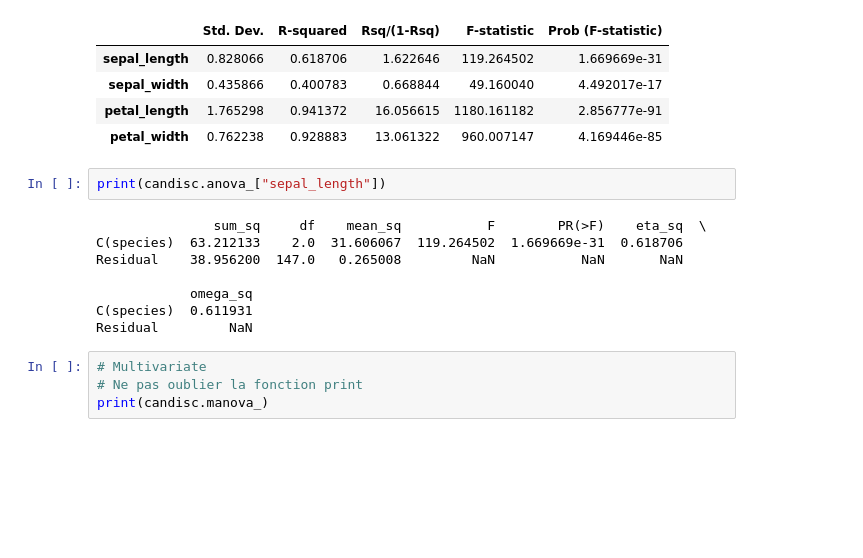
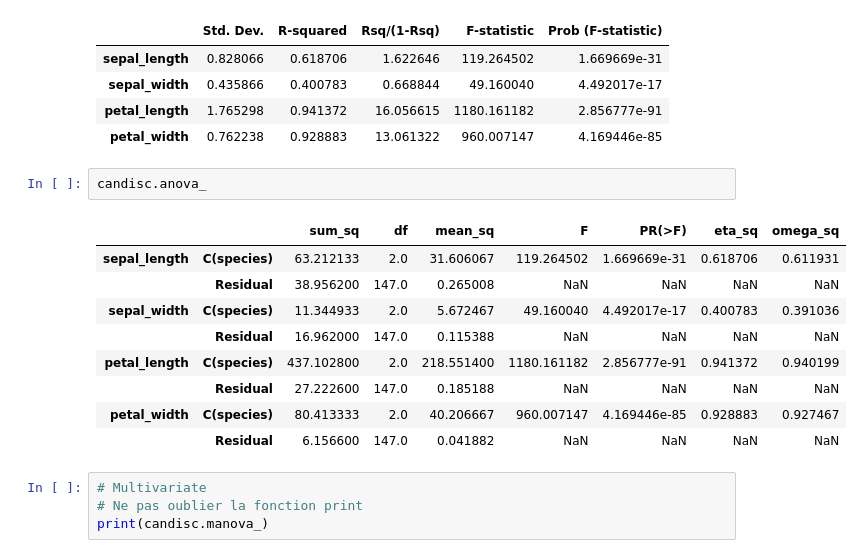
Before and after one commit to enfantbenidedieu/scientisttools, a Jupyter notebook: notebooks/candisc_iris.ipynb, the cells around one changed output. Saved outputs shown, nothing was run; the diff lists cells and outputs as text; blank space fills up the shorter version.

```diff
--- a/candisc_iris.ipynb
+++ b/notebooks/candisc_iris.ipynb
@@ -62,16 +65,18 @@ candisc.univariate_test_statistis_
 | sepal_width | 0.435866 | 0.400783 | 0.668844 | 49.160040 | 4.492017e-17 |
 | petal_length | 1.765298 | 0.941372 | 16.056615 | 1180.161182 | 2.856777e-91 |
 | petal_width | 0.762238 | 0.928883 | 13.061322 | 960.007147 | 4.169446e-85 |
-# %%
-print(candisc.anova_["sepal_length"])
-# %% [output]
-               sum_sq     df    mean_sq           F        PR(>F)    eta_sq  \
-C(species)  63.212133    2.0  31.606067  119.264502  1.669669e-31  0.618706
-Residual    38.956200  147.0   0.265008         NaN           NaN       NaN
-
-            omega_sq
-C(species)  0.611931
-Residual         NaN
+# %%
+candisc.anova_
+# %% [output]
+|  |  | sum_sq | df | mean_sq | F | PR(>F) | eta_sq | omega_sq |
+| sepal_length | C(species) | 63.212133 | 2.0 | 31.606067 | 119.264502 | 1.669669e-31 | 0.618706 | 0.611931 |
+|  | Residual | 38.956200 | 147.0 | 0.265008 | NaN | NaN | NaN | NaN |
+| sepal_width | C(species) | 11.344933 | 2.0 | 5.672467 | 49.160040 | 4.492017e-17 | 0.400783 | 0.391036 |
+|  | Residual | 16.962000 | 147.0 | 0.115388 | NaN | NaN | NaN | NaN |
+| petal_length | C(species) | 437.102800 | 2.0 | 218.551400 | 1180.161182 | 2.856777e-91 | 0.941372 | 0.940199 |
+|  | Residual | 27.222600 | 147.0 | 0.185188 | NaN | NaN | NaN | NaN |
+| petal_width | C(species) | 80.413333 | 2.0 | 40.206667 | 960.007147 | 4.169446e-85 | 0.928883 | 0.927467 |
+|  | Residual | 6.156600 | 147.0 | 0.041882 | NaN | NaN | NaN | NaN |
 # %%
 # Multivariate
 # Ne pas oublier la fonction print
```
Also changed, not shown: parts of 12 cells of this notebook, 17 other files.
